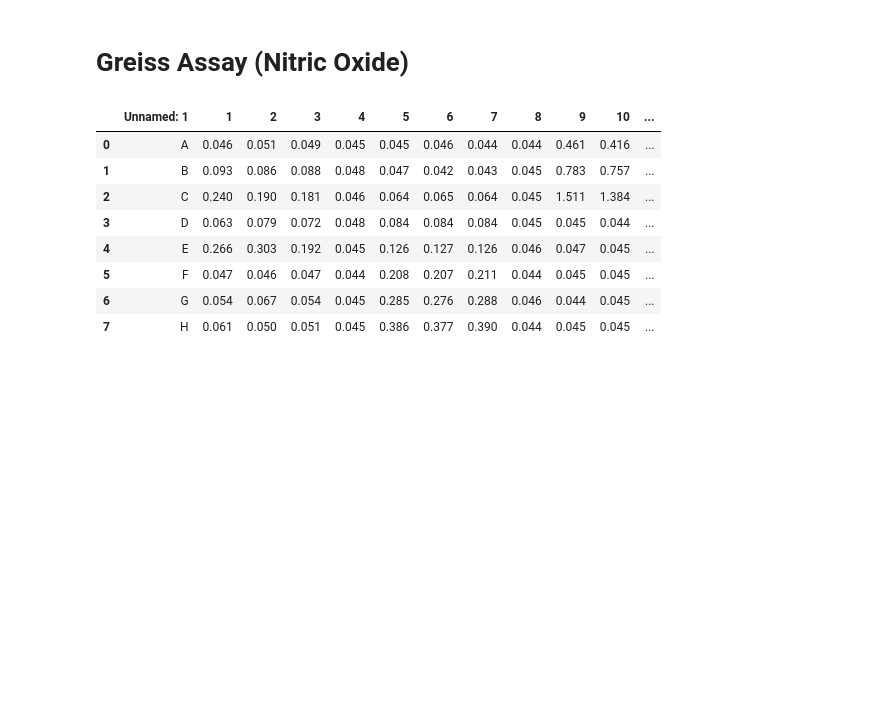
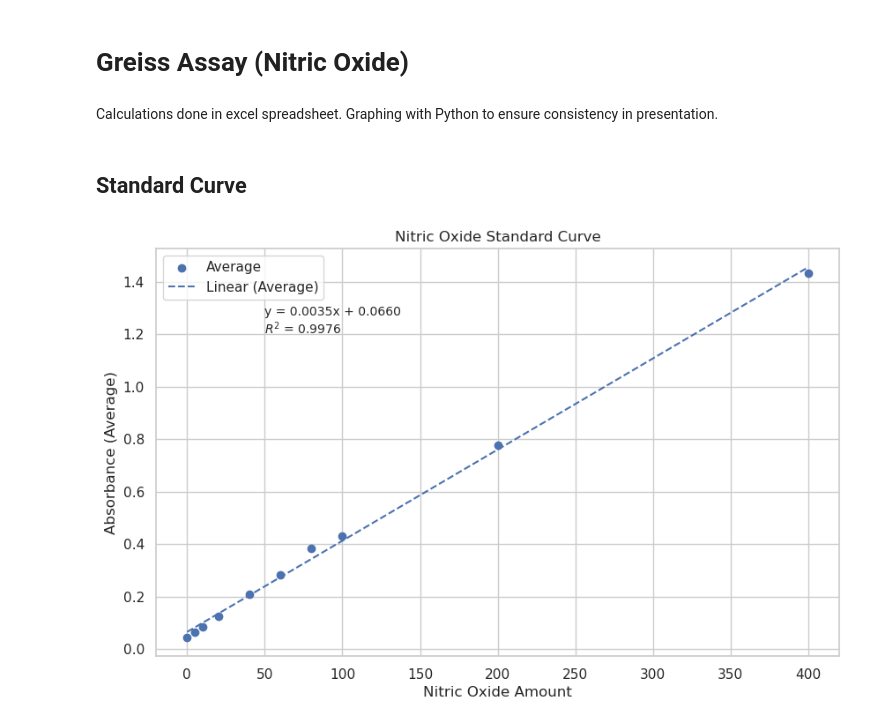
Before and after one commit to elenajusto/immunology-2, a Jupyter notebook: macrophage-csv.ipynb, the cells around one changed output. Saved outputs shown, nothing was run; the diff lists cells and outputs as text; code cells hidden in the pictures; blank space fills up the shorter version.

Commit message:
stats on graphs

```diff
--- a/macrophage-csv.ipynb
+++ b/macrophage-csv.ipynb
@@ -207,16 +343,43 @@ plt.show()
 # %% [markdown]
 # Greiss Assay (Nitric Oxide)
-# %%
-df_nitric = pd.read_excel("data_macrophage/Greiss/11AM (Bench 16, 17, 18, 25, 26, 29).xlsx", sheet_name="SX RK Bench 17", skiprows=23)
-df_nitric.drop('Unnamed: 0', axis=1, inplace=True)
-df_nitric
-# %% [output]
-|  | Unnamed: 1 | 1 | 2 | 3 | 4 | 5 | 6 | 7 | 8 | 9 | 10 | ... |
-| 0 | A | 0.046 | 0.051 | 0.049 | 0.045 | 0.045 | 0.046 | 0.044 | 0.044 | 0.461 | 0.416 | ... |
-| 1 | B | 0.093 | 0.086 | 0.088 | 0.048 | 0.047 | 0.042 | 0.043 | 0.045 | 0.783 | 0.757 | ... |
-| 2 | C | 0.240 | 0.190 | 0.181 | 0.046 | 0.064 | 0.065 | 0.064 | 0.045 | 1.511 | 1.384 | ... |
-| 3 | D | 0.063 | 0.079 | 0.072 | 0.048 | 0.084 | 0.084 | 0.084 | 0.045 | 0.045 | 0.044 | ... |
-| 4 | E | 0.266 | 0.303 | 0.192 | 0.045 | 0.126 | 0.127 | 0.126 | 0.046 | 0.047 | 0.045 | ... |
-| 5 | F | 0.047 | 0.046 | 0.047 | 0.044 | 0.208 | 0.207 | 0.211 | 0.044 | 0.045 | 0.045 | ... |
-| 6 | G | 0.054 | 0.067 | 0.054 | 0.045 | 0.285 | 0.276 | 0.288 | 0.046 | 0.044 | 0.045 | ... |
-| 7 | H | 0.061 | 0.050 | 0.051 | 0.045 | 0.386 | 0.377 | 0.390 | 0.044 | 0.045 | 0.045 | ... |
+# %% [markdown]
+Calculations done in excel spreadsheet. Graphing with Python to ensure consistency in presentation.
+# %% [markdown]
+## Standard Curve
+# %%
+# Data for Nitric Oxide Standard Curve
+nitric_oxide_amount = np.array([0, 5, 10, 20, 40, 60, 80, 100, 200, 400])
+average = np.array([0.044, 0.064333333, 0.084, 0.126333333, 0.208666667,
+                    0.283, 0.384333333, 0.432333333, 0.777666667, 1.433333333])
+normalized_to_blank = np.array([0, 0.020333333, 0.04, 0.082333333, 0.164666667,
+                                0.239, 0.340333333, 0.388333333, 0.733666667, 1.390333333])
+
+# Fit a linear regression model to the data
+coefficients = np.polyfit(nitric_oxide_amount, average, 1)
+polynomial = np.poly1d(coefficients)
+trendline = polynomial(nitric_oxide_amount)
+
+# Calculate R-squared
+correlation_matrix = np.corrcoef(nitric_oxide_amount, average)
+correlation_xy = correlation_matrix[0,1]
+r_squared = correlation_xy**2
+
+# Plotting the data
+plt.figure(figsize=(10, 6))
+plt.scatter(nitric_oxide_amount, average, label='Average', color='C0')
+plt.plot(nitric_oxide_amount, trendline, linestyle='--', color='C0', label='Linear (Average)')
+
+# Add equation and R-squared to the plot
+plt.text(50, 1.2, f'y = {coefficients[0]:.4f}x + {coefficients[1]:.4f}\n$R^2$ = {r_squared:.4f}', fontsize=10)
+
+# Labeling the plot
+plt.title('Nitric Oxide Standard Curve')
+plt.xlabel('Nitric Oxide Amount')
+plt.ylabel('Absorbance (Average)')
+plt.legend()
+plt.grid(True)
+
+# Show the plot
+plt.show()
+# %% [output]
+[figure, added]
```
Also changed, not shown: parts of 13 cells of this notebook, 2 other files.
